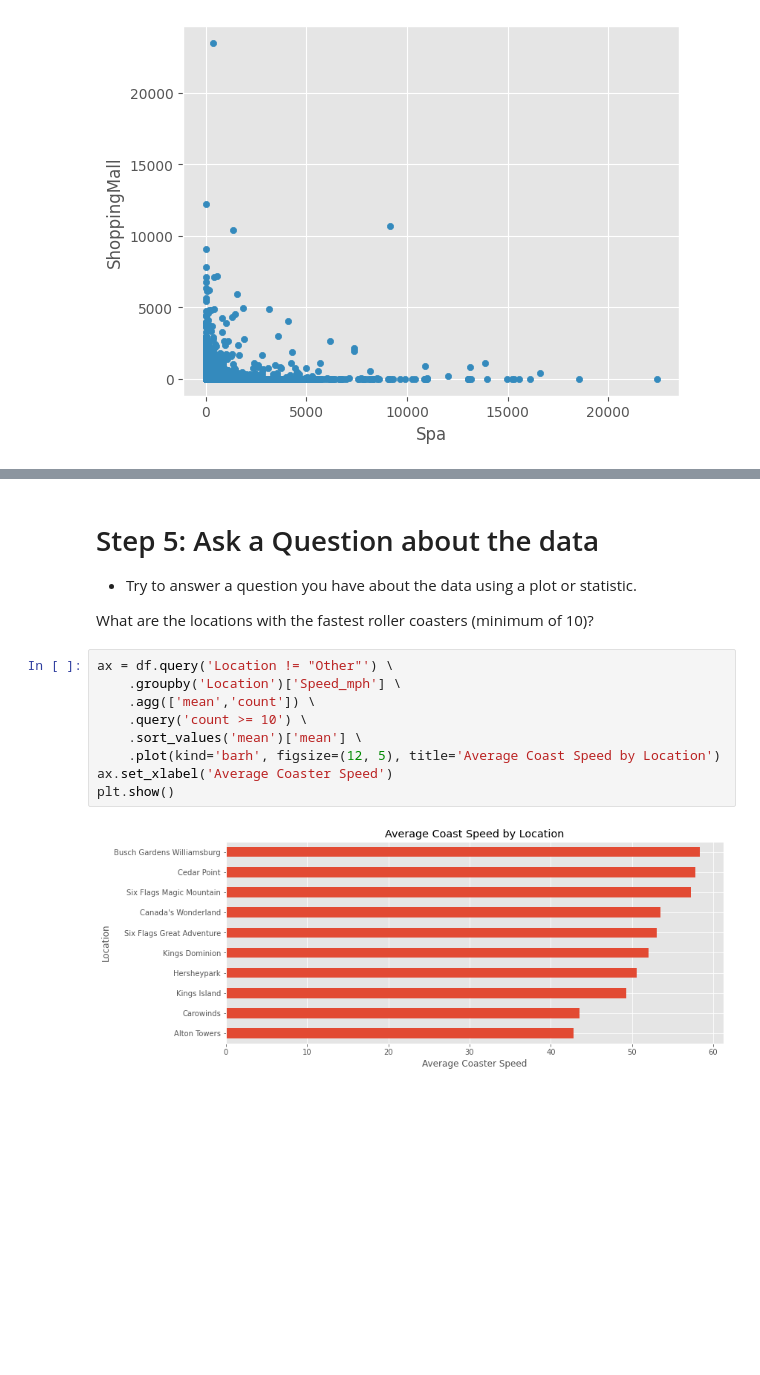
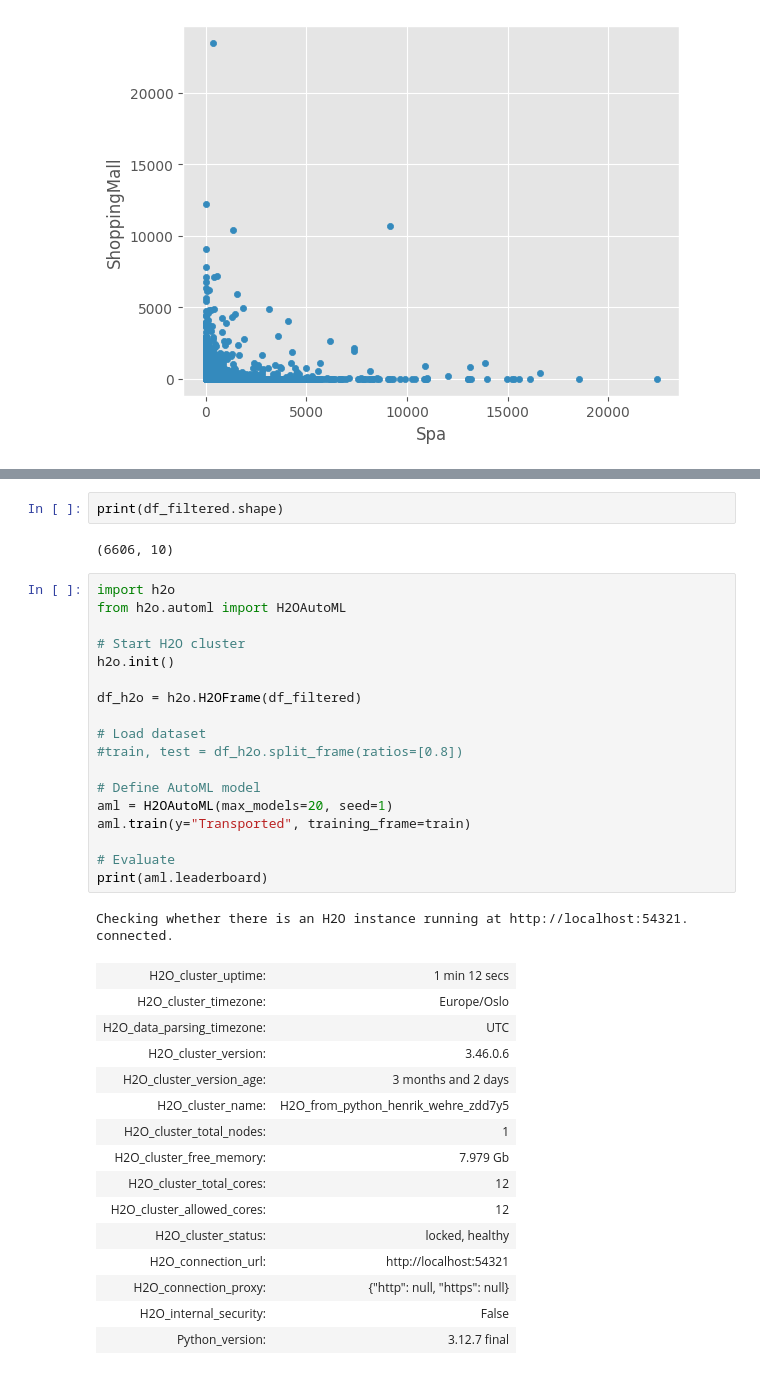
Before and after one commit to henrikmw/spaceship-titanic, a Jupyter notebook: main.ipynb, the cells around one changed output, grey strips where cells are left out. Drawn from its saved outputs; the diff is of its cells as text; blank space fills up the shorter version.

Commit message:
Used h2o automl, .78 accuracy

```diff
--- a/main.ipynb
+++ b/main.ipynb
@@ -290,16 +274,39 @@ Accuracy: 0.7556066705002875
-# %% [markdown]
-# Step 5: Ask a Question about the data
-- Try to answer a question you have about the data using a plot or statistic.
-
-What are the locations with the fastest roller coasters (minimum of 10)?
-# %%
-ax = df.query('Location != "Other"') \
-    .groupby('Location')['Speed_mph'] \
-    .agg(['mean','count']) \
-    .query('count >= 10') \
-    .sort_values('mean')['mean'] \
-    .plot(kind='barh', figsize=(12, 5), title='Average Coast Speed by Location')
-ax.set_xlabel('Average Coaster Speed')
-plt.show()
-# %% [output]
-[figure, removed]
+# %%
+print(df_filtered.shape)
+# %% [output]
+(6606, 10)
+# %%
+import h2o
+from h2o.automl import H2OAutoML
+
+# Start H2O cluster
+h2o.init()
+
+df_h2o = h2o.H2OFrame(df_filtered)
+
+# Load dataset
+#train, test = df_h2o.split_frame(ratios=[0.8])
+
+# Define AutoML model
+aml = H2OAutoML(max_models=20, seed=1)
+aml.train(y="Transported", training_frame=train)
+
+# Evaluate
+print(aml.leaderboard)
+# %% [output]
+Checking whether there is an H2O instance running at http://localhost:54321. connected.
+| H2O_cluster_uptime: | 1 min 12 secs |
+| H2O_cluster_timezone: | Europe/Oslo |
+| H2O_data_parsing_timezone: | UTC |
+| H2O_cluster_version: | 3.46.0.6 |
+| H2O_cluster_version_age: | 3 months and 2 days |
+| H2O_cluster_name: | H2O_from_python_henrik_wehre_zdd7y5 |
+| H2O_cluster_total_nodes: | 1 |
+| H2O_cluster_free_memory: | 7.979 Gb |
+| H2O_cluster_total_cores: | 12 |
+| H2O_cluster_allowed_cores: | 12 |
+| H2O_cluster_status: | locked, healthy |
+| H2O_connection_url: | http://localhost:54321 |
+| H2O_connection_proxy: | {"http": null, "https": null} |
+| H2O_internal_security: | False |
+| Python_version: | 3.12.7 final |
```
Also changed, not shown: parts of 20 cells of this notebook, 1 other file.
